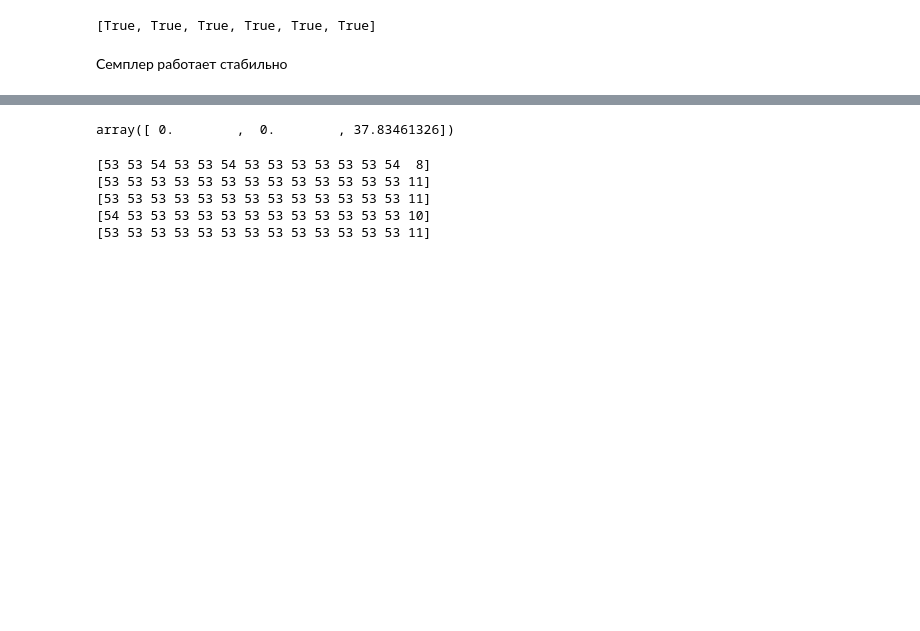
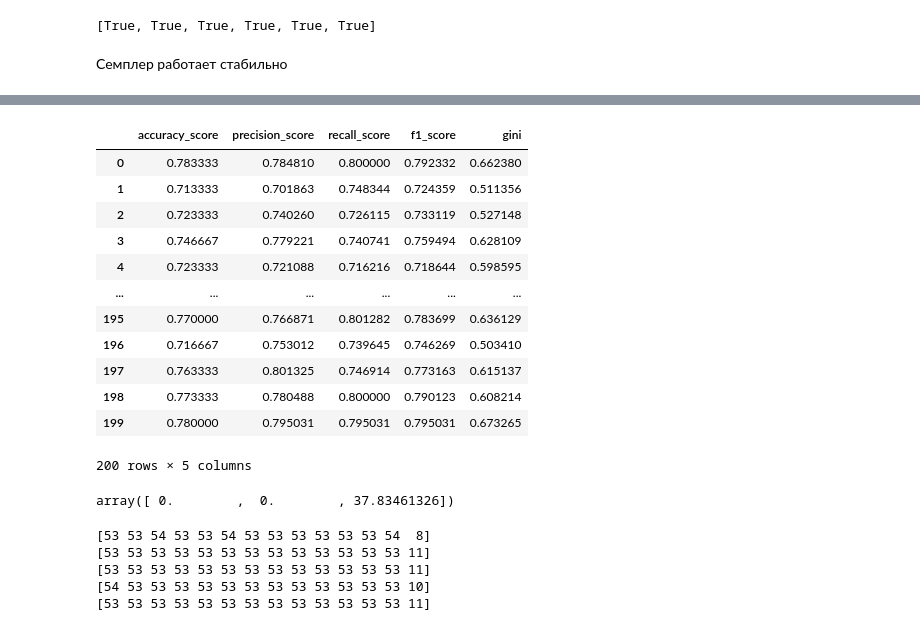
Before and after one commit to SultanovAR/show_vallib, a Jupyter notebook: example.ipynb, the cells around one changed output, grey strips where cells are left out. Drawn from its saved outputs; the diff is of its cells as text; code cells hidden in the pictures; blank space fills up the shorter version.

```diff
--- a/example.ipynb
+++ b/example.ipynb
@@ -128,3 +181,19 @@ res
+# %%
+res['test_1_1']['result_dataframes'][0]
+# %% [output]
+|  | accuracy_score | precision_score | recall_score | f1_score | gini |
+| 0 | 0.783333 | 0.784810 | 0.800000 | 0.792332 | 0.662380 |
+| 1 | 0.713333 | 0.701863 | 0.748344 | 0.724359 | 0.511356 |
+| 2 | 0.723333 | 0.740260 | 0.726115 | 0.733119 | 0.527148 |
+| 3 | 0.746667 | 0.779221 | 0.740741 | 0.759494 | 0.628109 |
+| 4 | 0.723333 | 0.721088 | 0.716216 | 0.718644 | 0.598595 |
+| ... | ... | ... | ... | ... | ... |
+| 195 | 0.770000 | 0.766871 | 0.801282 | 0.783699 | 0.636129 |
+| 196 | 0.716667 | 0.753012 | 0.739645 | 0.746269 | 0.503410 |
+| 197 | 0.763333 | 0.801325 | 0.746914 | 0.773163 | 0.615137 |
+| 198 | 0.773333 | 0.780488 | 0.800000 | 0.790123 | 0.608214 |
+| 199 | 0.780000 | 0.795031 | 0.795031 | 0.795031 | 0.673265 |
+200 rows × 5 columns
 # %%
 from scipy.special import rel_entr
 # %%
```
Also changed, not shown: parts of 9 cells of this notebook, 1 other file.
